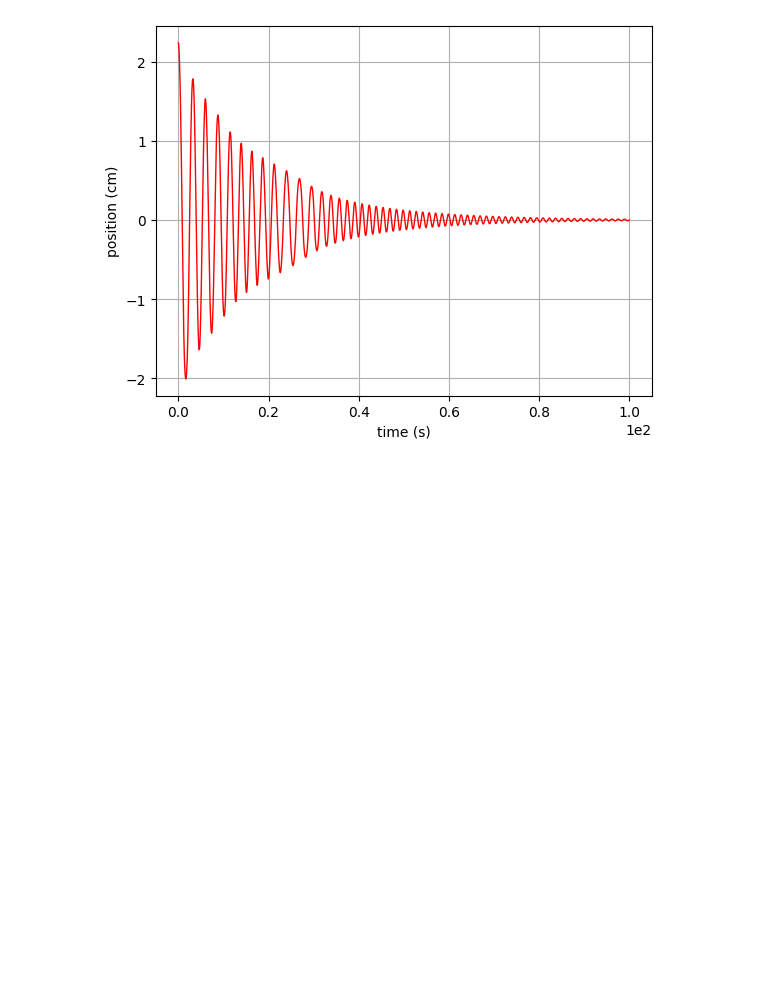
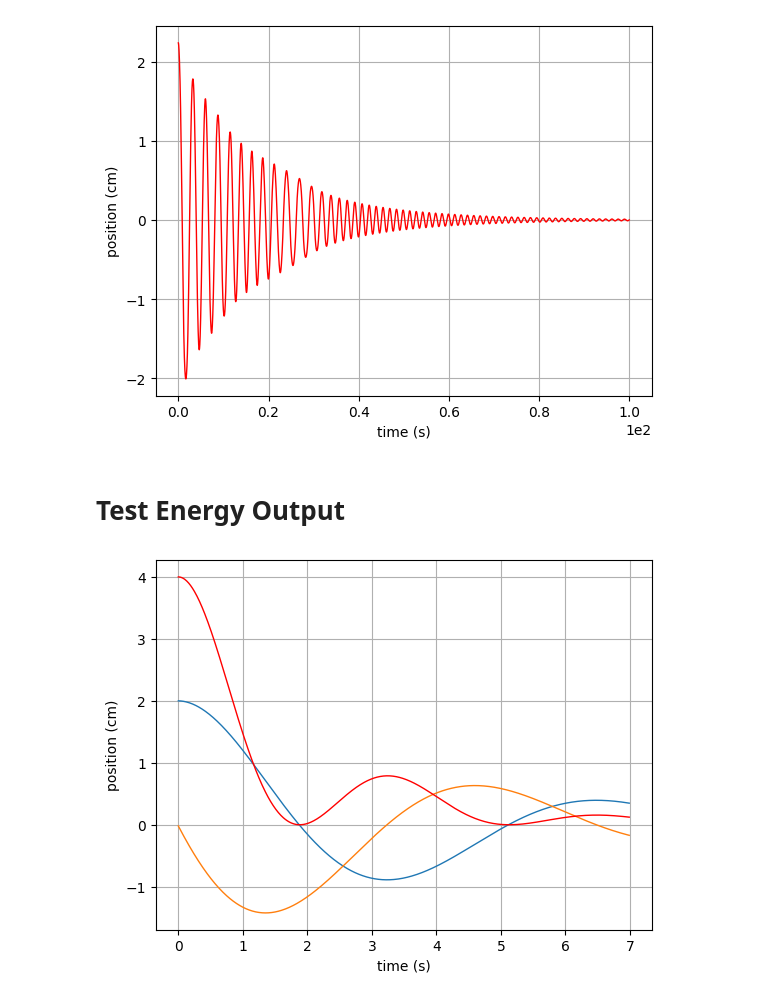
Before and after one commit to ShounakDas101/multibody, a Jupyter notebook: flip_mind_ODE.ipynb, the cells around one changed output. Drawn from its saved outputs; the diff is of its cells as text; code cells hidden in the pictures; blank space fills up the shorter version.

```diff
--- a/flip_mind_ODE.ipynb
+++ b/flip_mind_ODE.ipynb
@@ -156,3 +153,5 @@ plt.ticklabel_format(style='sci', axis='x', scilimits=(0,0))
 plt.grid(True)
 # %% [output]
 [figure]
+# %% [markdown]
+# Test Energy Output
@@ -159,3 +161,40 @@ plt.grid(True)
+# %%
+# Next, we create an array of the desired times for the solution.
+no_of_samples = 700
+
+# Create an empty NumPy array of zeros
+time_array = np.zeros(no_of_samples)
+posi_array = np.zeros(no_of_samples)  # displacement or position
+velo_array = np.zeros(no_of_samples)  # velocity
+enrg_array = np.zeros(no_of_samples)  # energy
+my_time = [0,1e-2] # odeint takes time in terms of array only, h=t1-t0
+theta =2
+omega =0
+init_value =[theta, omega] # odeint takes init_value in terms of array only
+for i in range(0,no_of_samples,1):
+    my_time = [0,1e-2]
+    Hi= 0.5*omega*omega + 1*theta*theta - 0.5*omega*omega
+    enrg_array[i]=Hi
+    # Calculate the average of the last 5 elements
+    last_five_average = np.mean(enrg_array[-5:])
+    solution = odeint(test_osc, init_value, my_time)
+    init_value =solution[1,0],solution[1,1]
+    time_array[i]=i*1e-2
+    posi_array[i]=solution[1,0]
+    velo_array[i]=solution[1,1]
+    # Now calculate the free energy Hi
+    theta=posi_array[i]
+    omega=velo_array[i]
+    #print (Hi,theta,omega)
+
+# A plot of the fluid height (position) inside the straw as a function of time.
+plt.plot(time_array, posi_array, time_array, velo_array,time_array, enrg_array,'red', linewidth = 1)
+plt.xlabel('time (s)')
+plt.ylabel('position (cm)')
+plt.ticklabel_format(style='sci', axis='x', scilimits=(0,0))
+plt.grid(True)
+# %% [output]
+[figure, added]
 # %%
 # Next, we create an array of the desired times for the solution.
 no_of_samples = 7000
```
Also changed, not shown: parts of 5 cells of this notebook.
